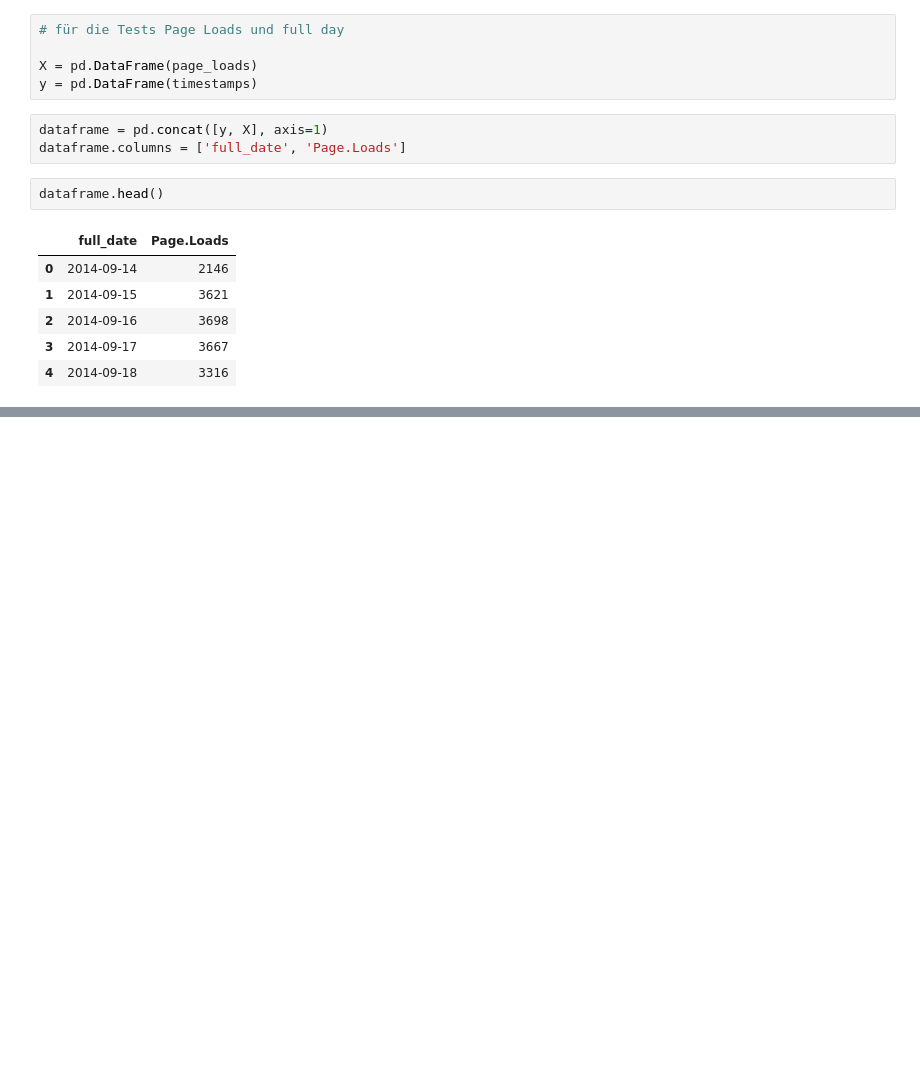
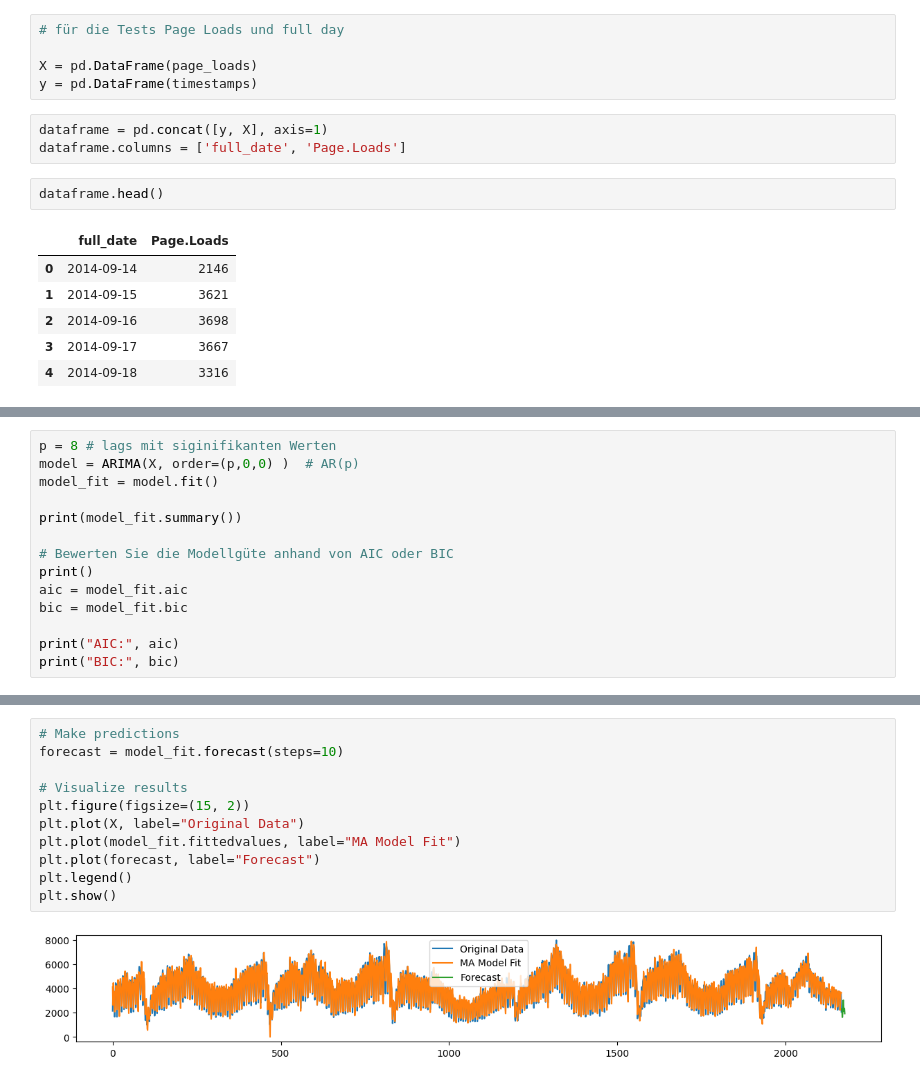
Before and after one commit to BrockherdeT/econometrics, a Jupyter notebook: shared_A4.ipynb, the cells around one changed output, grey strips where cells are left out. Drawn from its saved outputs; the diff is of its cells as text; blank space fills up the shorter version.

```diff
--- a/shared_A4.ipynb
+++ b/shared_A4.ipynb
@@ -242,0 +367,14 @@ Page.Loads  4.339116e+18  1.825141e+06
+# %%
+p = 8 # lags mit siginifikanten Werten
+model = ARIMA(X, order=(p,0,0) )  # AR(p)
+model_fit = model.fit()
+
+print(model_fit.summary())
+
+# Bewerten Sie die Modellgüte anhand von AIC oder BIC
+print()
+aic = model_fit.aic
+bic = model_fit.bic
+
+print("AIC:", aic)
+print("BIC:", bic)
@@ -242,0 +399,13 @@ Page.Loads  4.339116e+18  1.825141e+06
+# %%
+# Make predictions
+forecast = model_fit.forecast(steps=10)
+
+# Visualize results
+plt.figure(figsize=(15, 2))
+plt.plot(X, label="Original Data")
+plt.plot(model_fit.fittedvalues, label="MA Model Fit")
+plt.plot(forecast, label="Forecast")
+plt.legend()
+plt.show()
+# %% [output]
+[figure, added]
```
Also changed, not shown: parts of 18 cells of this notebook.
